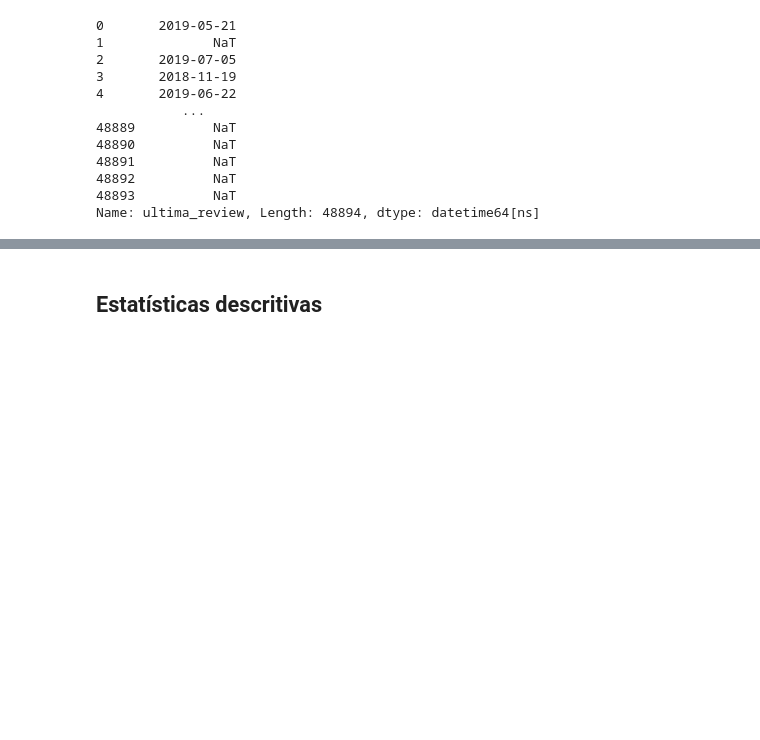
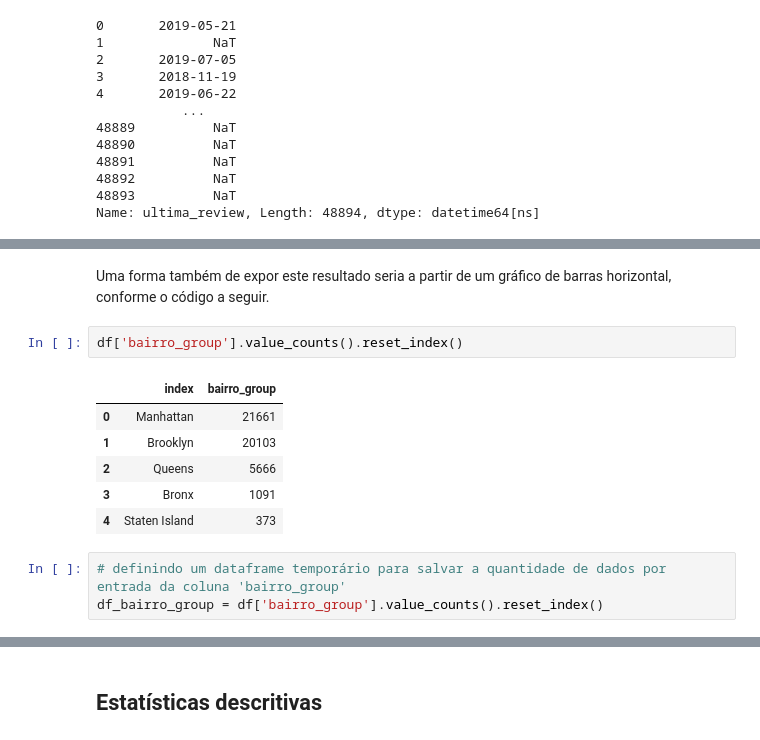
Before and after one commit to rfprates/LH_CD_RODRIGOPRATES, a Jupyter notebook: EDA.ipynb, the cells around one changed output, grey strips where cells are left out. Saved outputs shown, nothing was run; the diff lists cells and outputs as text; blank space fills up the shorter version.

```diff
--- a/EDA.ipynb
+++ b/EDA.ipynb
@@ -196,0 +216,14 @@ Conforme o resultado acima, percebe-se que os dados agora estão no formato cert
+# %% [markdown]
+Uma forma também de expor este resultado seria a partir de um gráfico de barras horizontal, conforme o código a seguir.
+# %%
+df['bairro_group'].value_counts().reset_index()
+# %% [output]
+|  | index | bairro_group |
+| 0 | Manhattan | 21661 |
+| 1 | Brooklyn | 20103 |
+| 2 | Queens | 5666 |
+| 3 | Bronx | 1091 |
+| 4 | Staten Island | 373 |
+# %%
+# definindo um dataframe temporário para salvar a quantidade de dados por entrada da coluna 'bairro_group'
+df_bairro_group = df['bairro_group'].value_counts().reset_index()
```
Also changed, not shown: parts of 27 cells of this notebook.
